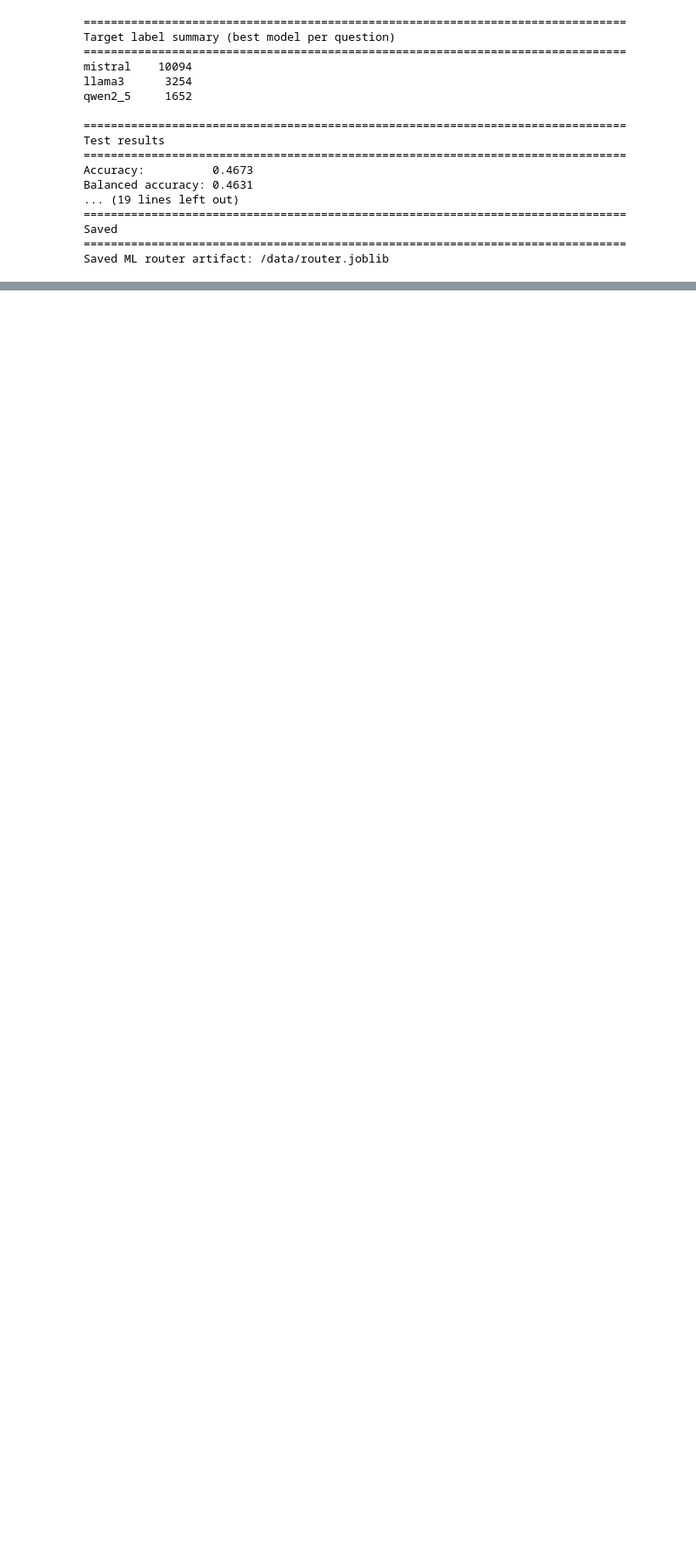
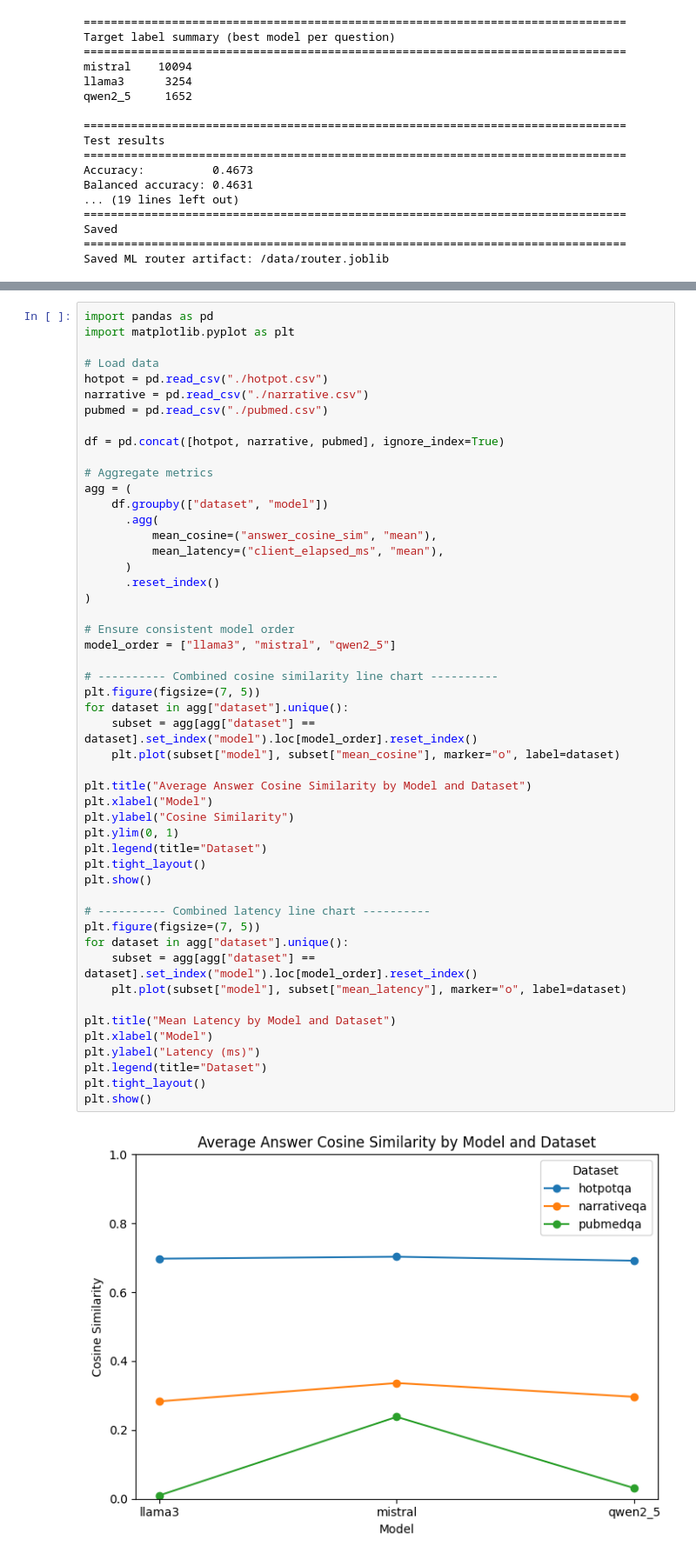
Before and after one commit to deshanshehntha/Milestone-2, a Jupyter notebook: SwitcherML.ipynb, the cells around one changed output, grey strips where cells are left out. Shown at 87% size. Cells and saved outputs as stored; diff of their text form; blank space fills up the shorter version.

```diff
--- a/SwitcherML.ipynb
+++ b/SwitcherML.ipynb
@@ -1682,0 +1707,52 @@ Saved ML router artifact: /data/router.joblib
+# %%
+import pandas as pd
+import matplotlib.pyplot as plt
+
+# Load data
+hotpot = pd.read_csv("./hotpot.csv")
+narrative = pd.read_csv("./narrative.csv")
+pubmed = pd.read_csv("./pubmed.csv")
+
+df = pd.concat([hotpot, narrative, pubmed], ignore_index=True)
+
+# Aggregate metrics
+agg = (
+    df.groupby(["dataset", "model"])
+      .agg(
+          mean_cosine=("answer_cosine_sim", "mean"),
+          mean_latency=("client_elapsed_ms", "mean"),
+      )
+      .reset_index()
+)
+
+# Ensure consistent model order
+model_order = ["llama3", "mistral", "qwen2_5"]
+
+# ---------- Combined cosine similarity line chart ----------
+plt.figure(figsize=(7, 5))
+for dataset in agg["dataset"].unique():
+    subset = agg[agg["dataset"] == dataset].set_index("model").loc[model_order].reset_index()
+    plt.plot(subset["model"], subset["mean_cosine"], marker="o", label=dataset)
+
+plt.title("Average Answer Cosine Similarity by Model and Dataset")
+plt.xlabel("Model")
+plt.ylabel("Cosine Similarity")
+plt.ylim(0, 1)
+plt.legend(title="Dataset")
+plt.tight_layout()
+plt.show()
+
+# ---------- Combined latency line chart ----------
+plt.figure(figsize=(7, 5))
+for dataset in agg["dataset"].unique():
+    subset = agg[agg["dataset"] == dataset].set_index("model").loc[model_order].reset_index()
+    plt.plot(subset["model"], subset["mean_latency"], marker="o", label=dataset)
+
+plt.title("Mean Latency by Model and Dataset")
+plt.xlabel("Model")
+plt.ylabel("Latency (ms)")
+plt.legend(title="Dataset")
+plt.tight_layout()
+plt.show()
+# %% [output]
+[figure, added]
```
Also changed, not shown: parts of 12 cells of this notebook, 12 other files.
